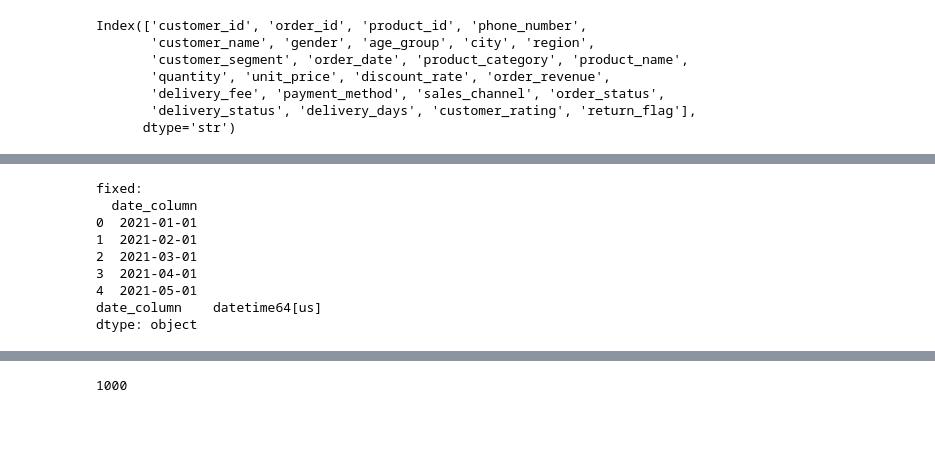
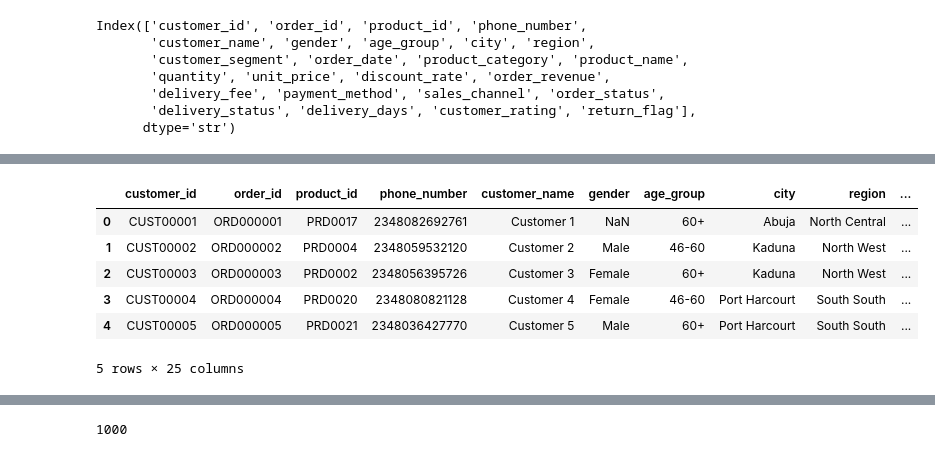
Before and after one commit to abiodunblossom/Urbannest_Analytics, a Jupyter notebook: urbannest_retail.ipynb, the cells around one changed output, grey strips where cells are left out. Cells and saved outputs as stored; diff of their text form; code cells hidden in the pictures; blank space fills up the shorter version.

```diff
--- a/urbannest_retail.ipynb
+++ b/urbannest_retail.ipynb
@@ -171,16 +93,34 @@ Original:
-# %%
-# Convert the 'date_column' to datetime format
-df['date_column'] = pd.to_datetime(df['date_column'], format='%Y-%m-%d')
-print("\nfixed:")
-print(df)
-print(df.dtypes)
-# %% [output]
-fixed:
-  date_column
-0  2021-01-01
-1  2021-02-01
-2  2021-03-01
-3  2021-04-01
-4  2021-05-01
-date_column    datetime64[us]
-dtype: object
+# %%
+urbannest_df_copy = urbannest_df.copy()
+# %%
+# Trim whitespace in text columns.
+text_cols = urbannest_df_copy.select_dtypes(include="str").columns
+urbannest_df_copy[text_cols] = urbannest_df_copy[text_cols].apply(
+    lambda column: column.str.strip()
+)
+# %%
+# Standardize known gender values; treat "Unknown" as missing.
+gender = urbannest_df_copy["gender"].str.casefold()
+urbannest_df_copy["gender"] = gender.map({
+    "m": "Male",
+    "male": "Male",
+    "f": "Female",
+    "female": "Female",
+    "unknown": pd.NA,
+})
+# %%
+# Normalize city spelling and capitalization.
+city = urbannest_df_copy["city"].str.casefold()
+urbannest_df_copy["city"] = (
+    city.replace({"portharcourt": "port harcourt"}).str.title()
+)
+# %%
+urbannest_df_copy.head()
+# %% [output]
+|  | customer_id | order_id | product_id | phone_number | customer_name | gender | age_group | city | region | ... |
+| 0 | CUST00001 | ORD000001 | PRD0017 | 2348082692761 | Customer 1 | NaN | 60+ | Abuja | North Central | ... |
+| 1 | CUST00002 | ORD000002 | PRD0004 | 2348059532120 | Customer 2 | Male | 46-60 | Kaduna | North West | ... |
+| 2 | CUST00003 | ORD000003 | PRD0002 | 2348056395726 | Customer 3 | Female | 60+ | Kaduna | North West | ... |
+| 3 | CUST00004 | ORD000004 | PRD0020 | 2348080821128 | Customer 4 | Female | 46-60 | Port Harcourt | South South | ... |
+| 4 | CUST00005 | ORD000005 | PRD0021 | 2348036427770 | Customer 5 | Male | 60+ | Port Harcourt | South South | ... |
+5 rows × 25 columns
```
Also changed, not shown: parts of 29 cells of this notebook, 3 other files.
